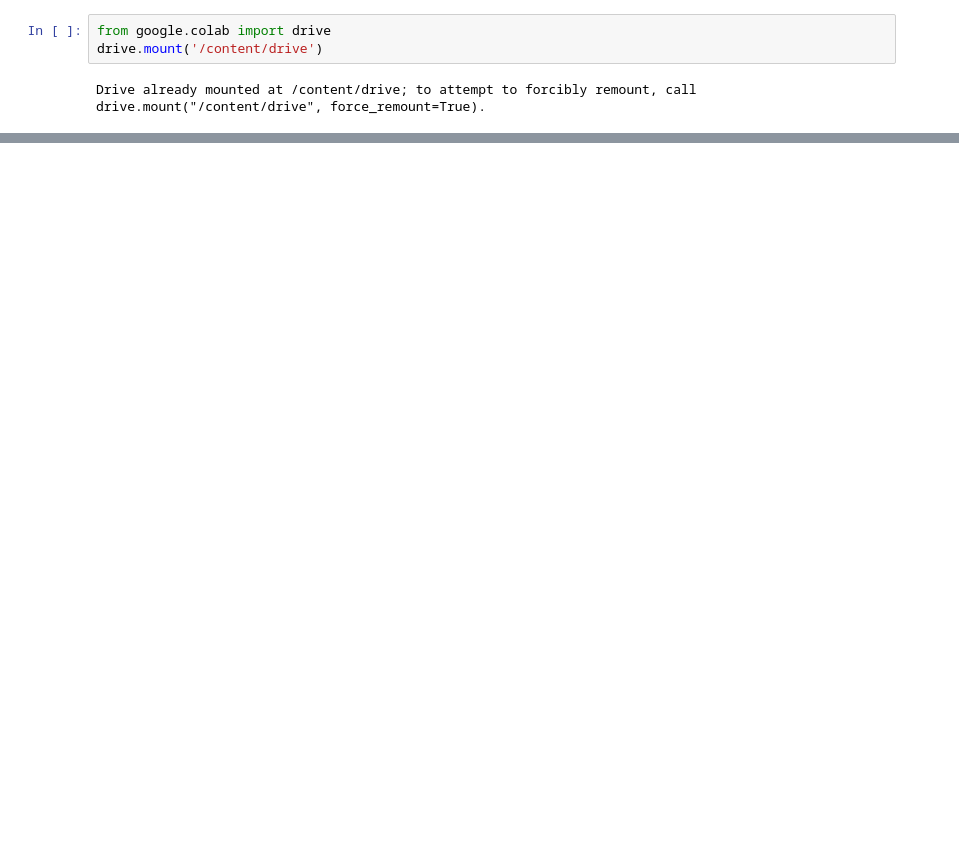
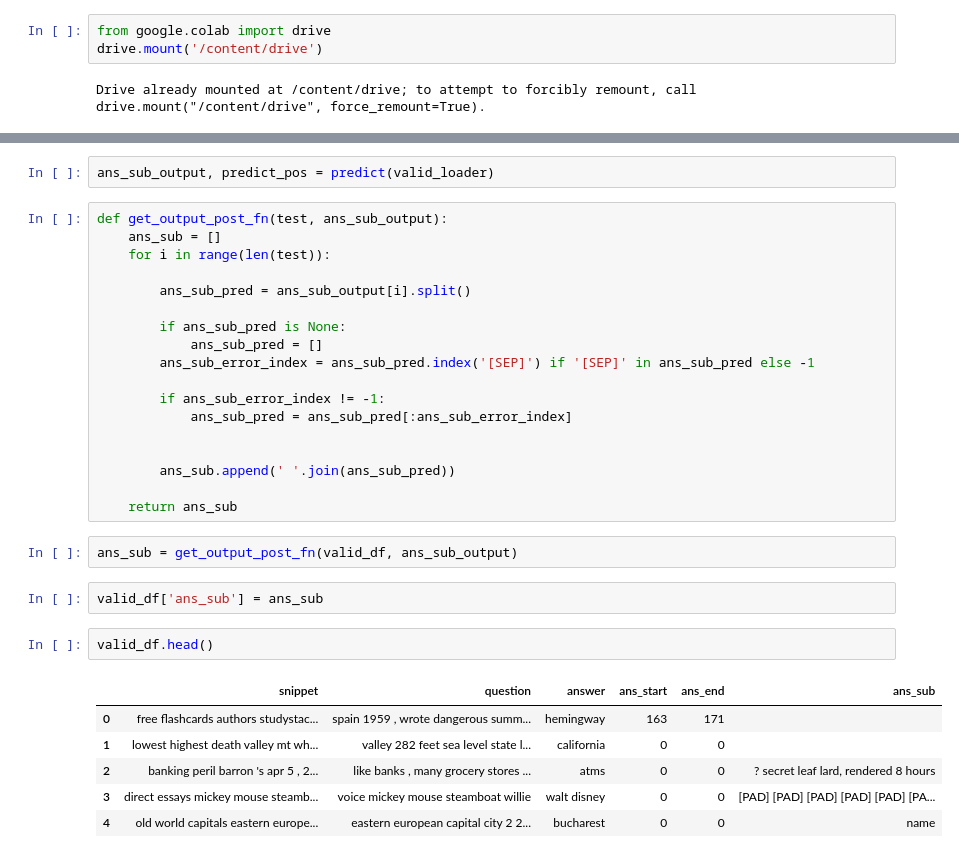
Before and after one commit to siting1206/NLP_HW2, a Jupyter notebook: NLP_assignment2.ipynb, the cells around one changed output, grey strips where cells are left out. Cells and saved outputs as stored; diff of their text form; blank space fills up the shorter version.

```diff
--- a/NLP_assignment2.ipynb
+++ b/NLP_assignment2.ipynb
@@ -86,0 +386,33 @@ data.head()
+# %%
+ans_sub_output, predict_pos = predict(valid_loader)
+# %%
+def get_output_post_fn(test, ans_sub_output):
+    ans_sub = []
+    for i in range(len(test)):
+
+        ans_sub_pred = ans_sub_output[i].split()
+
+        if ans_sub_pred is None:
+            ans_sub_pred = []
+        ans_sub_error_index = ans_sub_pred.index('[SEP]') if '[SEP]' in ans_sub_pred else -1
+
+        if ans_sub_error_index != -1:
+            ans_sub_pred = ans_sub_pred[:ans_sub_error_index]
+
+
+        ans_sub.append(' '.join(ans_sub_pred))
+
+    return ans_sub
+# %%
+ans_sub = get_output_post_fn(valid_df, ans_sub_output)
+# %%
+valid_df['ans_sub'] = ans_sub
+# %%
+valid_df.head()
+# %% [output]
+|  | snippet | question | answer | ans_start | ans_end | ans_sub |
+| 0 | free flashcards authors studystac... | spain 1959 , wrote dangerous summ... | hemingway | 163 | 171 |  |
+| 1 | lowest highest death valley mt wh... | valley 282 feet sea level state l... | california | 0 | 0 |  |
+| 2 | banking peril barron 's apr 5 , 2... | like banks , many grocery stores ... | atms | 0 | 0 | ? secret leaf lard, rendered 8 hours |
+| 3 | direct essays mickey mouse steamb... | voice mickey mouse steamboat willie | walt disney | 0 | 0 | [PAD] [PAD] [PAD] [PAD] [PAD] [PA... |
+| 4 | old world capitals eastern europe... | eastern european capital city 2 2... | bucharest | 0 | 0 | name |
```
Also changed, not shown: parts of 42 cells of this notebook.
